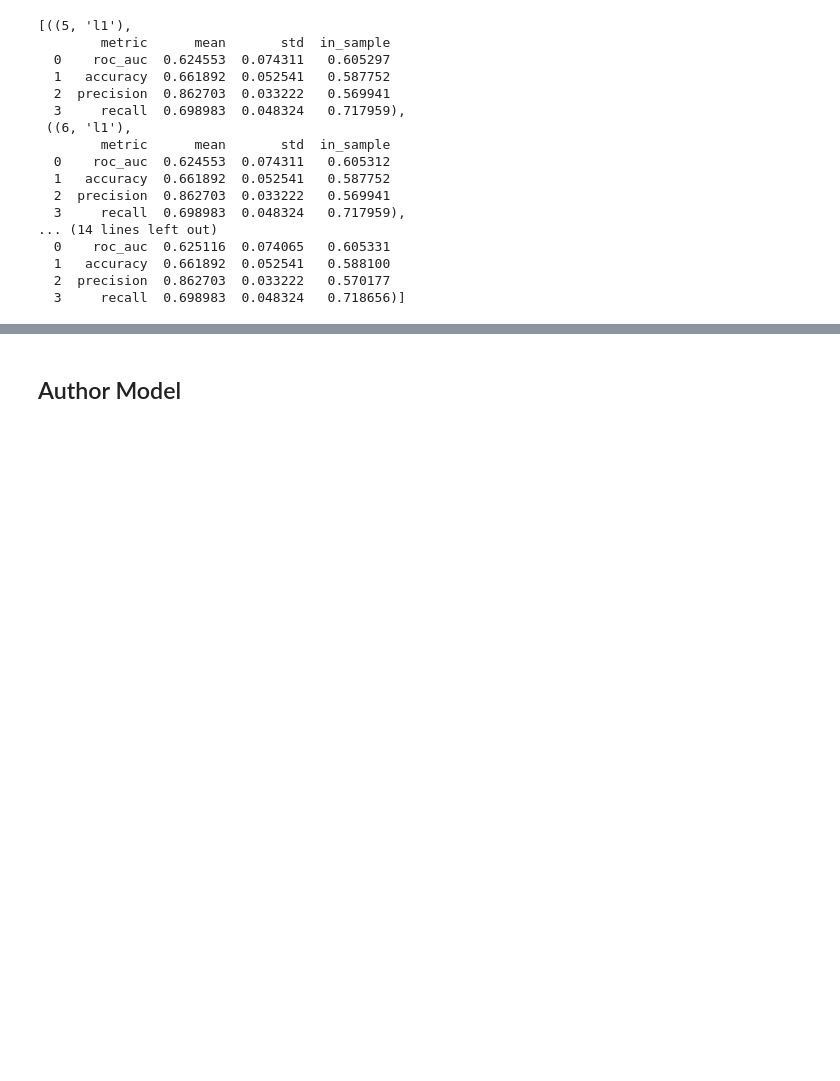
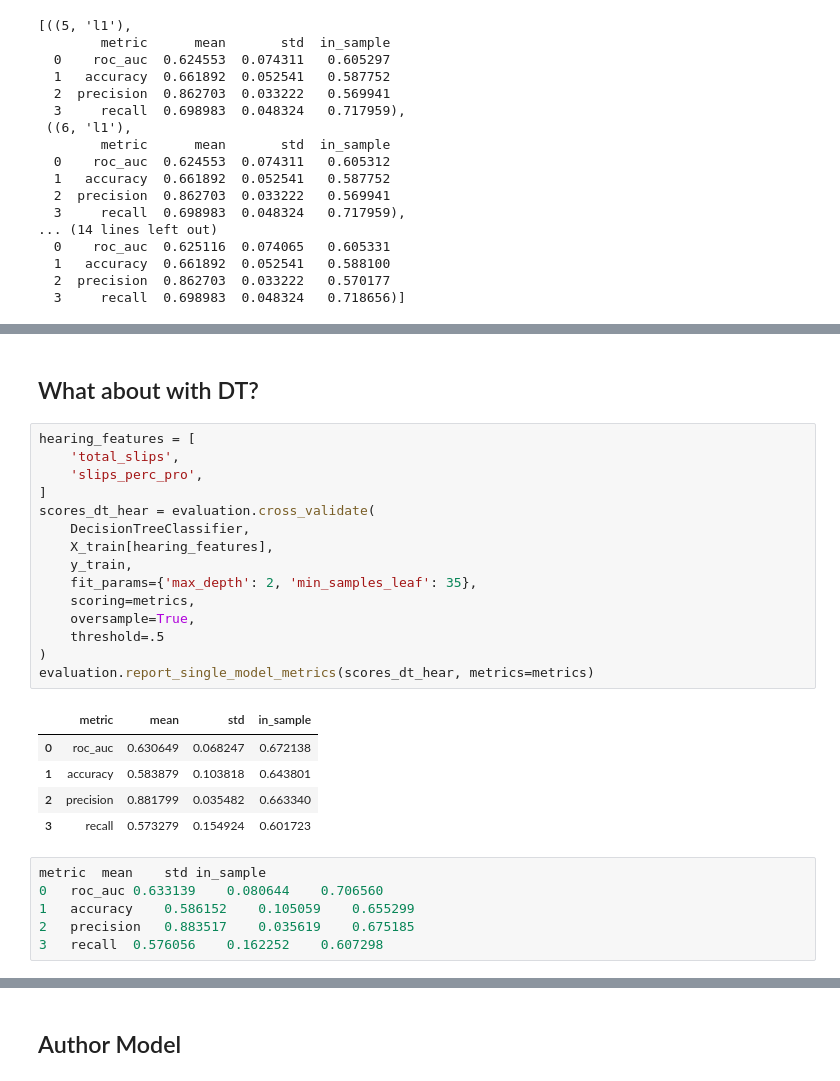
Before and after one commit to willyraedy/pass_or_not, a Jupyter notebook: notebook/Normal/EnsembleModels_Dems.ipynb, the cells around one changed output, grey strips where cells are left out. Drawn from its saved outputs; the diff is of its cells as text; blank space fills up the shorter version.

```diff
--- a/notebook/Normal/EnsembleModels_Dems.ipynb
+++ b/notebook/Normal/EnsembleModels_Dems.ipynb
@@ -196,0 +243,29 @@ sorted(log_hear_tune, key=lambda x: x[1].at[0, 'mean'])[:5]
+# %% [markdown]
+## What about with DT?
+# %%
+hearing_features = [
+    'total_slips',
+    'slips_perc_pro',
+]
+scores_dt_hear = evaluation.cross_validate(
+    DecisionTreeClassifier,
+    X_train[hearing_features],
+    y_train,
+    fit_params={'max_depth': 2, 'min_samples_leaf': 35},
+    scoring=metrics,
+    oversample=True,
+    threshold=.5
+)
+evaluation.report_single_model_metrics(scores_dt_hear, metrics=metrics)
+# %% [output]
+|  | metric | mean | std | in_sample |
+| 0 | roc_auc | 0.630649 | 0.068247 | 0.672138 |
+| 1 | accuracy | 0.583879 | 0.103818 | 0.643801 |
+| 2 | precision | 0.881799 | 0.035482 | 0.663340 |
+| 3 | recall | 0.573279 | 0.154924 | 0.601723 |
+# %%
+metric	mean	std	in_sample
+0	roc_auc	0.633139	0.080644	0.706560
+1	accuracy	0.586152	0.105059	0.655299
+2	precision	0.883517	0.035619	0.675185
+3	recall	0.576056	0.162252	0.607298
```
Also changed, not shown: parts of 10 cells of this notebook, 5 other files.
